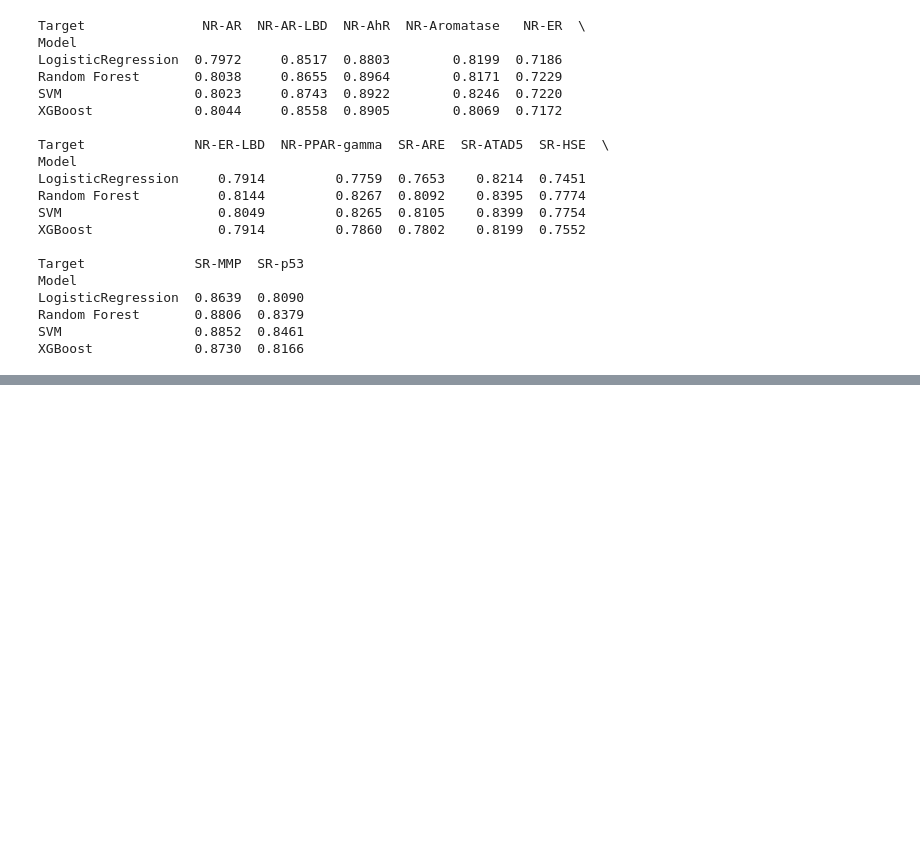
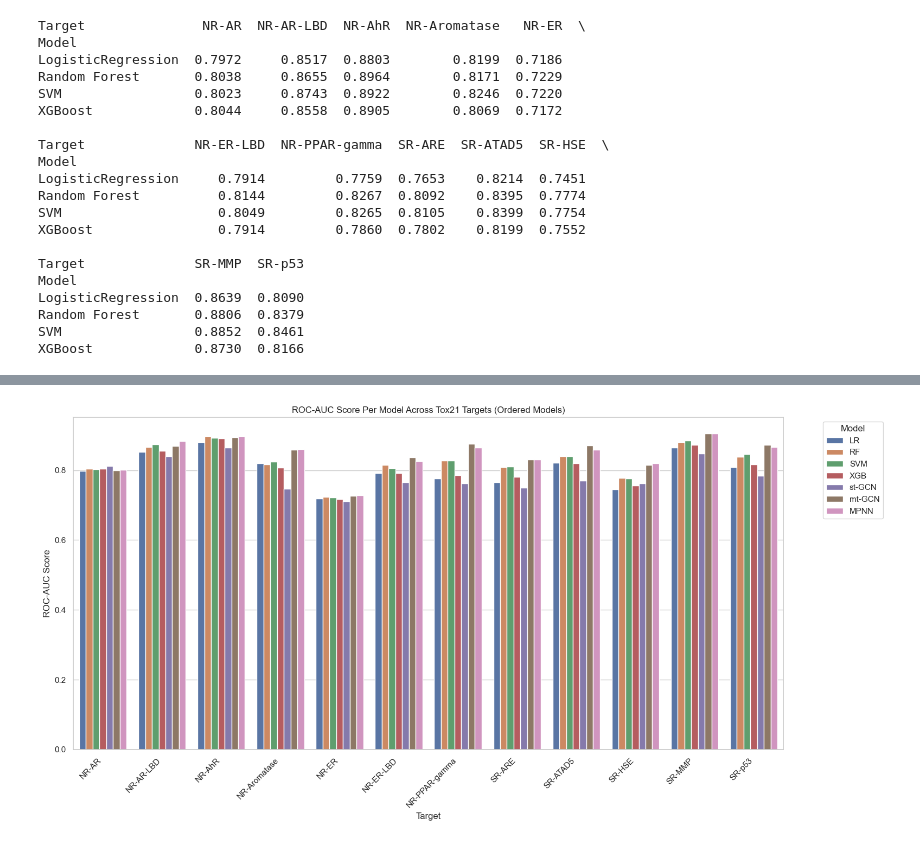
Before and after one commit to chanopsethiwan/MolecularPropertiesPrediction, a Jupyter notebook: notebook/tox21_saved_model_comparison.ipynb, the cells around one changed output, grey strips where cells are left out. Cells and saved outputs as stored; diff of their text form; code cells hidden in the pictures; blank space fills up the shorter version.

```diff
--- a/notebook/tox21_saved_model_comparison.ipynb
+++ b/notebook/tox21_saved_model_comparison.ipynb
@@ -78,0 +282,51 @@ pivot_df.to_csv("pivoted_model_roc_auc_matrix.csv")
+# %%
+# Updated bar chart with GNN models
+
+import pandas as pd
+import matplotlib.pyplot as plt
+import seaborn as sns
+
+# Load your CSV
+df = pd.read_csv("combined_model_gnn_roc_auc.csv")
+
+# Melt the data
+df_melted = df.melt(id_vars="Target", var_name="Model", value_name="ROC_AUC")
+
+# Define the custom model order (matching the table you shared)
+model_order = [
+    "LR", "RF", "SVM", "XGB",  # Classical
+    "st-GCN", "mt-GCN", "MPNN"  # GNNs
+]
+
+# If your actual CSV uses full names, map them accordingly (optional)
+name_mapping = {
+    "LogisticRegression": "LR",
+    "Random Forest": "RF",
+    "SVM": "SVM",
+    "XGBoost": "XGB",
+    "st-GCN": "st-GCN",
+    "mt-GCN": "mt-GCN",
+    "MPNN": "MPNN"
+}
+df_melted["Model"] = df_melted["Model"].replace(name_mapping)
+
+# Apply the custom categorical ordering
+df_melted["Model"] = pd.Categorical(df_melted["Model"], categories=model_order, ordered=True)
+
+# Plot
+plt.figure(figsize=(14, 8))
+sns.set(style="whitegrid")
+sns.barplot(data=df_melted, x="Target", y="ROC_AUC", hue="Model")
+
+# Customize
+plt.title("ROC-AUC Score Per Model Across Tox21 Targets (Ordered Models)")
+plt.ylabel("ROC-AUC Score")
+plt.xticks(rotation=45, ha="right")
+plt.tight_layout()
+plt.legend(title="Model", bbox_to_anchor=(1.05, 1), loc='upper left')
+
+plt.savefig("roc_auc_bar_chart_gnn_combined.png", dpi=300, bbox_inches="tight")
+
+plt.show()
+# %% [output]
+[figure, added]
```
Also changed, not shown: parts of 9 cells of this notebook, 8 other files.
